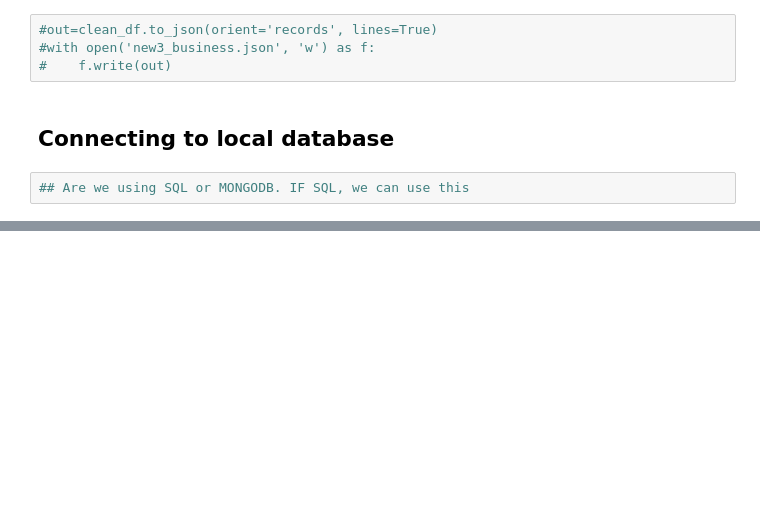
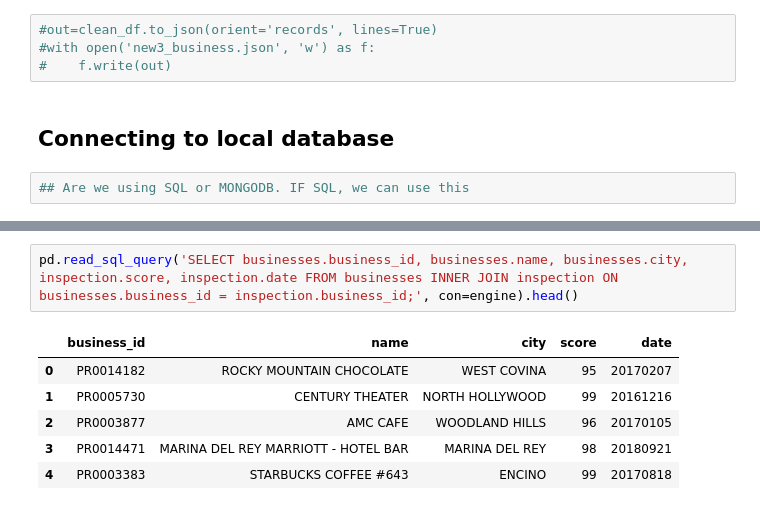
Before and after one commit to jostrek/ETL_Project, a Jupyter notebook: ETLproject.ipynb, the cells around one changed output, grey strips where cells are left out. Drawn from its saved outputs; the diff is of its cells as text; blank space fills up the shorter version.

```diff
--- a/ETLproject.ipynb
+++ b/ETLproject.ipynb
@@ -78,0 +128,9 @@ engine.table_names()
+# %%
+pd.read_sql_query('SELECT businesses.business_id, businesses.name, businesses.city, inspection.score, inspection.date FROM businesses INNER JOIN inspection ON businesses.business_id = inspection.business_id;', con=engine).head()
+# %% [output]
+|  | business_id | name | city | score | date |
+| 0 | PR0014182 | ROCKY MOUNTAIN CHOCOLATE | WEST COVINA | 95 | 20170207 |
+| 1 | PR0005730 | CENTURY THEATER | NORTH HOLLYWOOD | 99 | 20161216 |
+| 2 | PR0003877 | AMC CAFE | WOODLAND HILLS | 96 | 20170105 |
+| 3 | PR0014471 | MARINA DEL REY MARRIOTT - HOTEL BAR | MARINA DEL REY | 98 | 20180921 |
+| 4 | PR0003383 | STARBUCKS COFFEE #643 | ENCINO | 99 | 20170818 |
```
Also changed, not shown: parts of 8 cells of this notebook, 2 other files.
